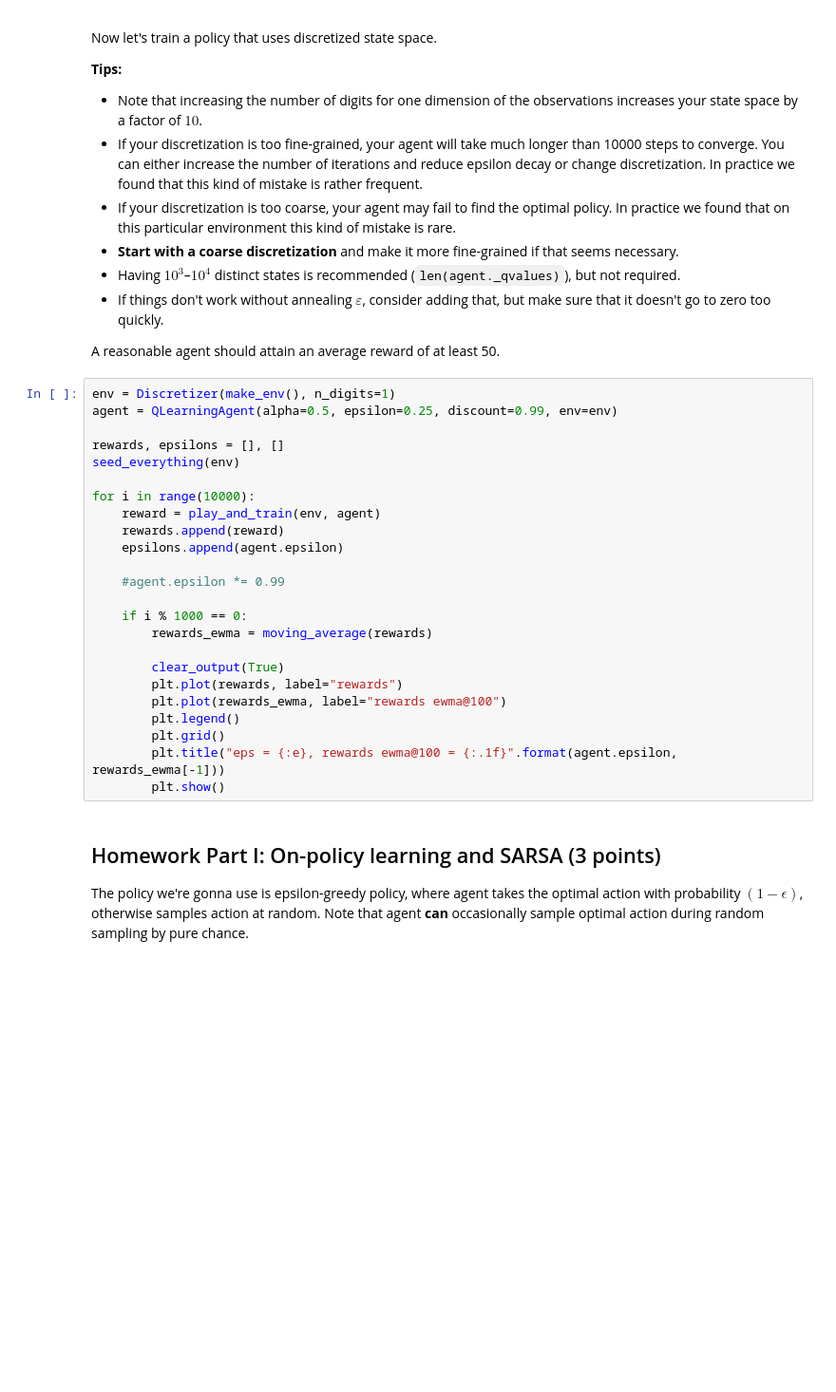
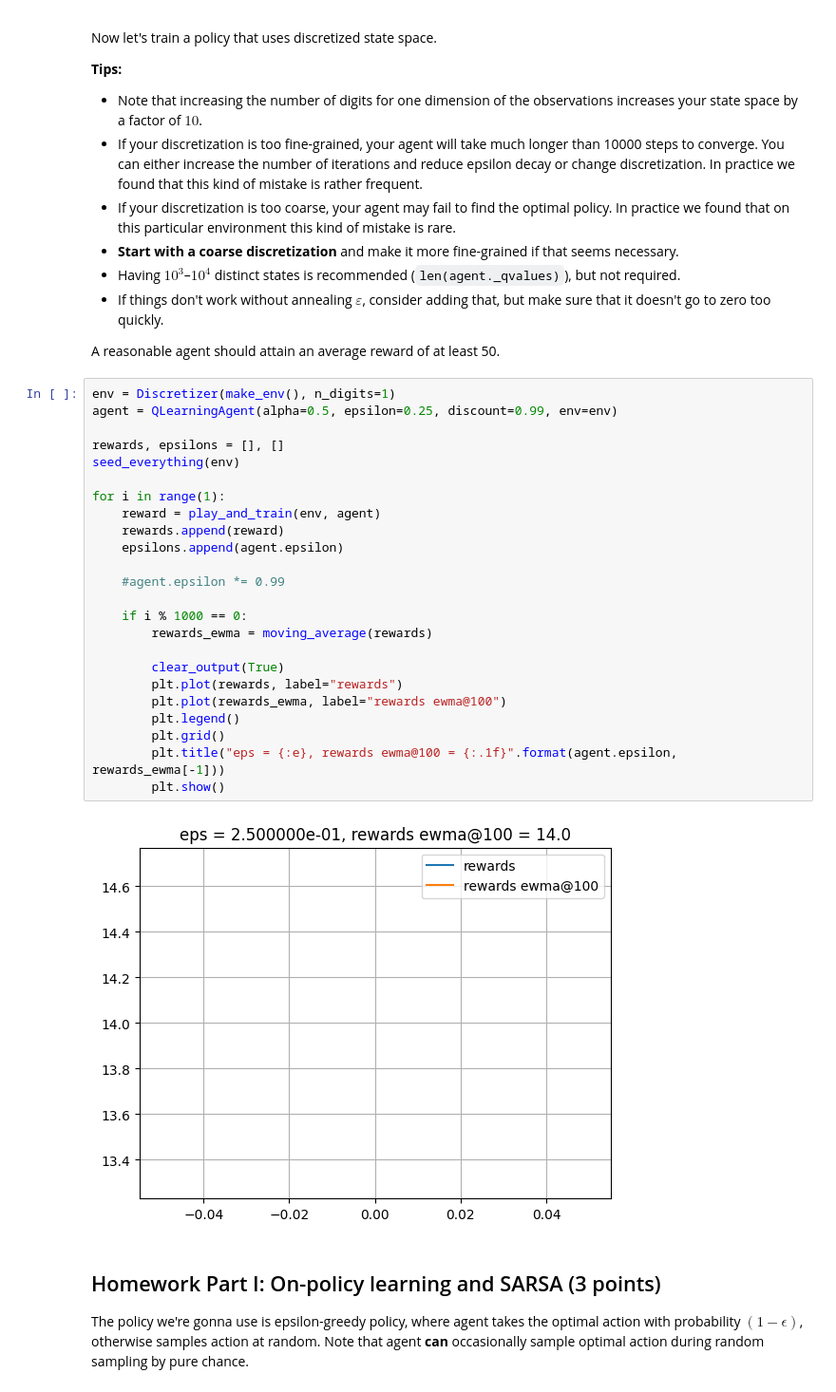
Before and after one commit to Need2BuySSD/Practical_RL, a Jupyter notebook: week03_model_free/homework.ipynb, the cells around one changed output. Shown at 95% size. Saved outputs shown, nothing was run; the diff lists cells and outputs as text; blank space fills up the shorter version.

```diff
--- a/week03_model_free/homework.ipynb
+++ b/week03_model_free/homework.ipynb
@@ -488,27 +509,29 @@ A reasonable agent should attain an average reward of at least 50.
 # %%
 env = Discretizer(make_env(), n_digits=1)
 agent = QLearningAgent(alpha=0.5, epsilon=0.25, discount=0.99, env=env)
 
 rewards, epsilons = [], []
 seed_everything(env)
 
-for i in range(10000):
+for i in range(1):
     reward = play_and_train(env, agent)
     rewards.append(reward)
     epsilons.append(agent.epsilon)
 
     #agent.epsilon *= 0.99
 
     if i % 1000 == 0:
         rewards_ewma = moving_average(rewards)
 
         clear_output(True)
         plt.plot(rewards, label="rewards")
         plt.plot(rewards_ewma, label="rewards ewma@100")
         plt.legend()
         plt.grid()
         plt.title("eps = {:e}, rewards ewma@100 = {:.1f}".format(agent.epsilon, rewards_ewma[-1]))
         plt.show()
+# %% [output]
+[figure, added]
 # %% [markdown]
 ## Homework Part I: On-policy learning and SARSA (3 points)
 
```
Also changed, not shown: parts of 24 cells of this notebook.
